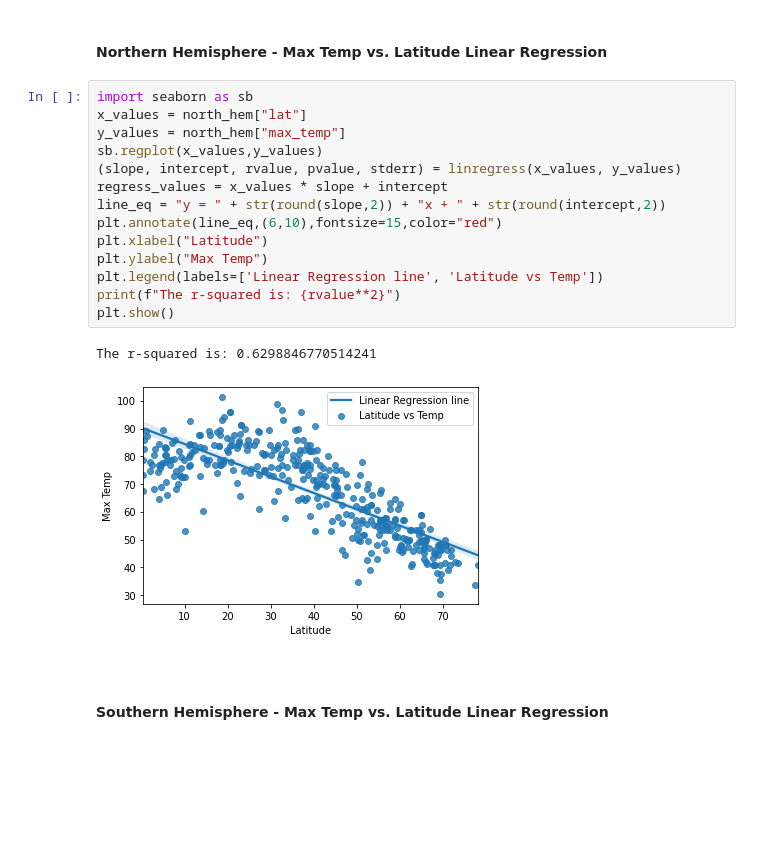
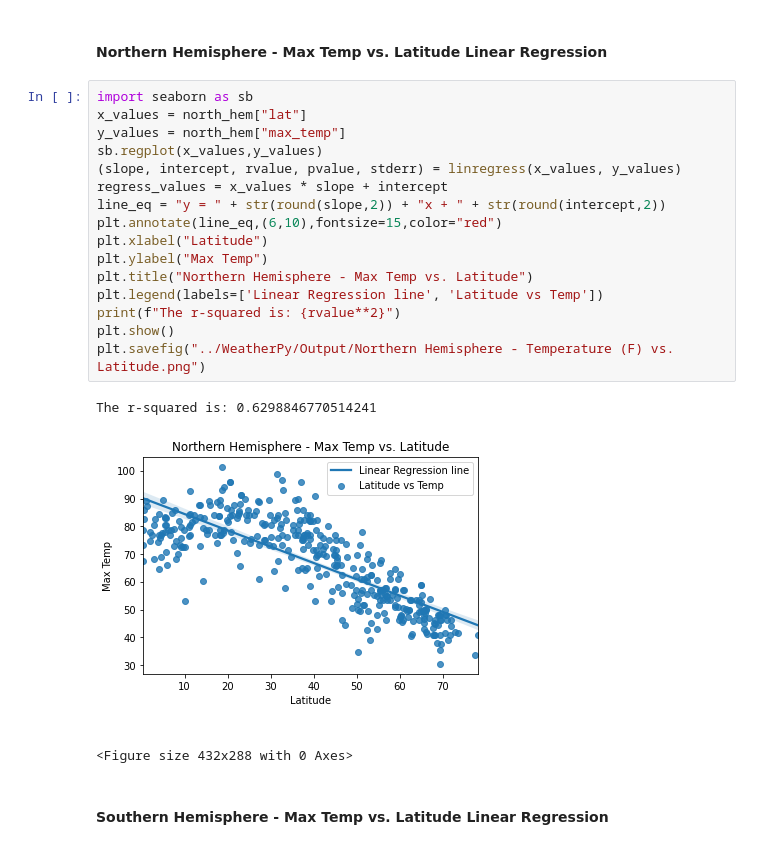
Before and after one commit to SakiSugio/python-api-challenge, a Jupyter notebook: WeatherPy/WeatherPy.ipynb, the cells around one changed output. Cells and saved outputs as stored; diff of their text form; blank space fills up the shorter version.

```diff
--- a/WeatherPy/WeatherPy.ipynb
+++ b/WeatherPy/WeatherPy.ipynb
@@ -228,20 +227,23 @@ south_hem = weather_df.loc[weather_df["lat"]< 0]
 # %%
 import seaborn as sb
 x_values = north_hem["lat"]
 y_values = north_hem["max_temp"]
 sb.regplot(x_values,y_values)
 (slope, intercept, rvalue, pvalue, stderr) = linregress(x_values, y_values)
 regress_values = x_values * slope + intercept
 line_eq = "y = " + str(round(slope,2)) + "x + " + str(round(intercept,2))
 plt.annotate(line_eq,(6,10),fontsize=15,color="red")
 plt.xlabel("Latitude")
 plt.ylabel("Max Temp")
+plt.title("Northern Hemisphere - Max Temp vs. Latitude")
 plt.legend(labels=['Linear Regression line', 'Latitude vs Temp'])
 print(f"The r-squared is: {rvalue**2}")
 plt.show()
+plt.savefig("../WeatherPy/Output/Northern Hemisphere - Temperature (F) vs. Latitude.png")
 # %% [output]
 The r-squared is: 0.6298846770514241
-[figure, old version]
+[figure, new version]
+<Figure size 432x288 with 0 Axes>
 # %% [markdown]
 ####  Southern Hemisphere - Max Temp vs. Latitude Linear Regression
 # %%
```
Also changed, not shown: parts of 11 cells of this notebook, 12 other files.
